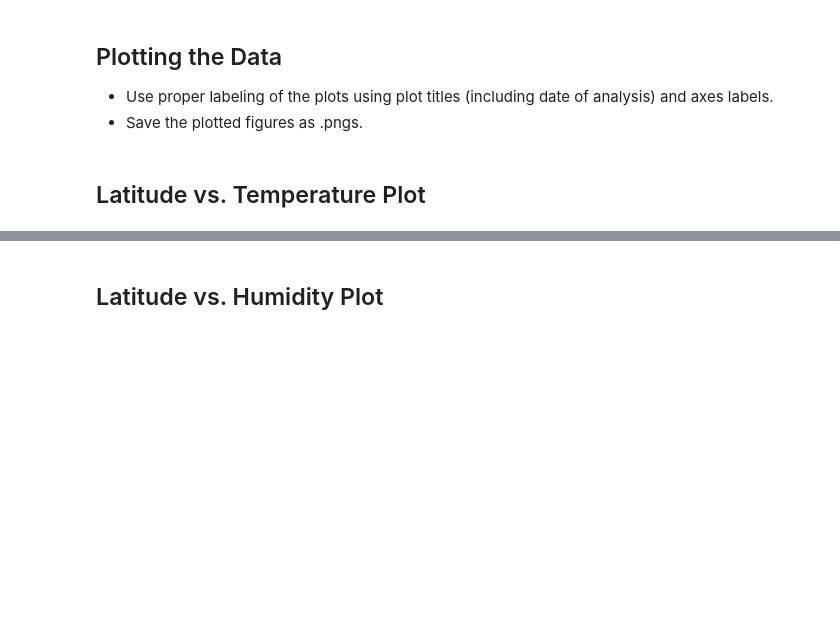
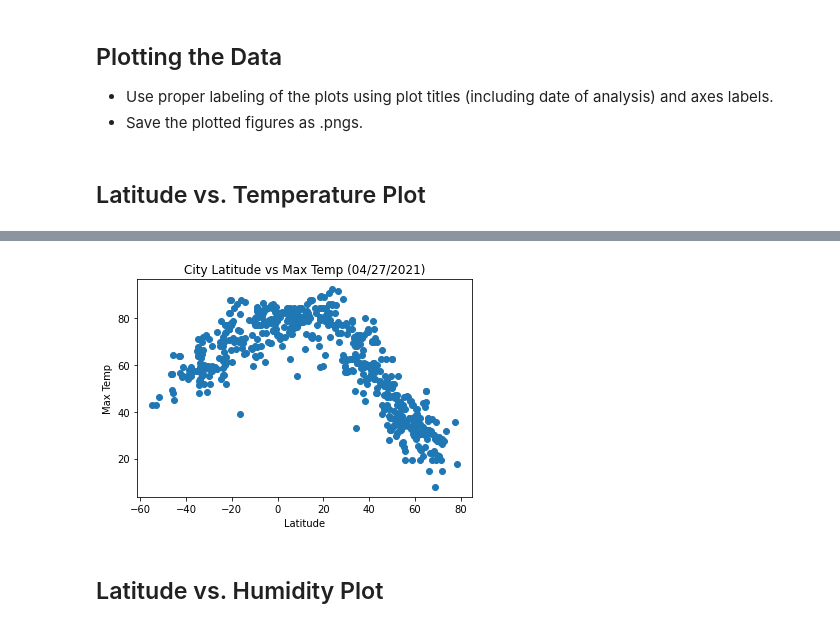
Before and after one commit to aniciab/APIs, a Jupyter notebook: WeatherPy.ipynb, the cells around one changed output, grey strips where cells are left out. Cells and saved outputs as stored; diff of their text form; code cells hidden in the pictures; blank space fills up the shorter version.

```diff
--- a/WeatherPy.ipynb
+++ b/WeatherPy.ipynb
@@ -250,2 +189,12 @@ Int64Index([], dtype='int64')
+# %%
+x_values = weather_df['Lat']
+y_values = weather_df['Max Temp']
+plt.scatter(x_values,y_values)
+plt.xlabel('Latitude')
+plt.ylabel('Max Temp')
+plt.title('City Latitude vs Max Temp (04/27/2021)')
+plt.show()
+# %% [output]
+[figure, added]
 # %% [markdown]
 ## Latitude vs. Humidity Plot
```
Also changed, not shown: parts of 33 cells of this notebook, 1 other file.
